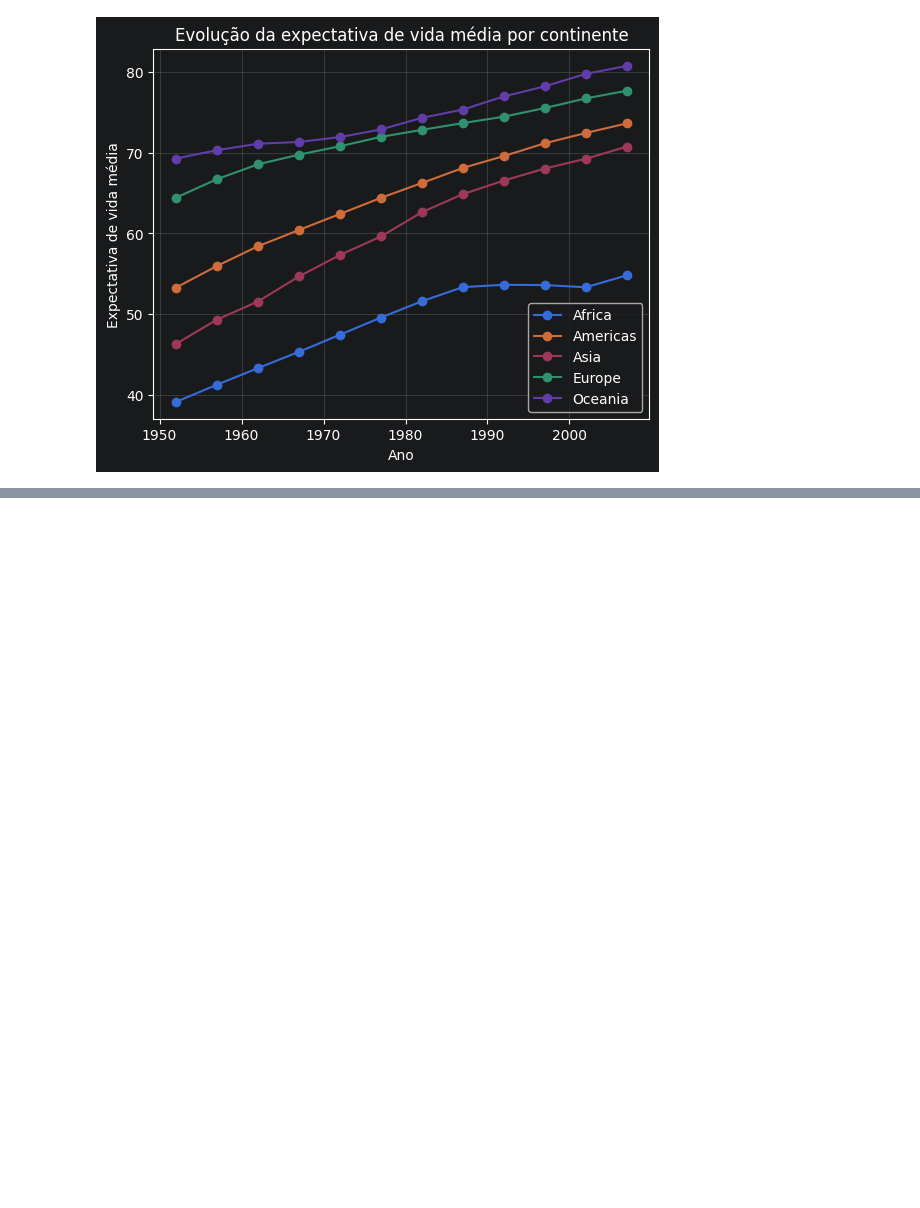
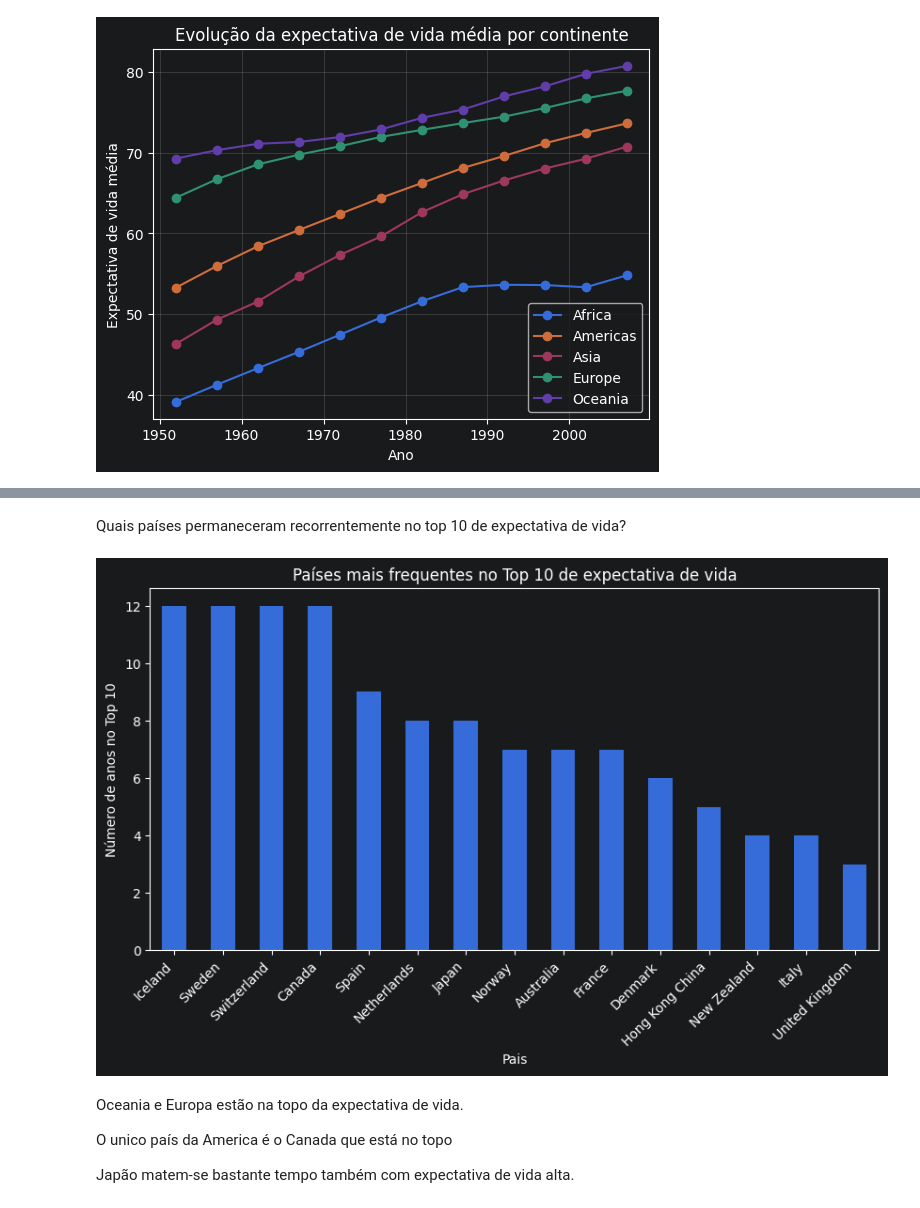
Before and after one commit to RodrigoEmygdio/TRABALHO_PYTHON_CIENCIAS_DADOS, a Jupyter notebook: notebook/Aanlise_Desenvolivmento_Humano.ipynb, the cells around one changed output, grey strips where cells are left out. Drawn from its saved outputs; the diff is of its cells as text; code cells hidden in the pictures; blank space fills up the shorter version.

```diff
--- a/notebook/Aanlise_Desenvolivmento_Humano.ipynb
+++ b/notebook/Aanlise_Desenvolivmento_Humano.ipynb
@@ -525,0 +563,6 @@ plt.show()
+# %%
+top10_por_ano = df.sort_values(['year', 'lifeExp'], ascending=[True, False]).groupby('year').head(10)
+
+frequencia_top10 = top10_por_ano["country"].value_counts().reset_index()
+frequencia_top10.columns = ["country","frequencia_top10"]
+frequencia_top10.head(10)
@@ -525,0 +581,23 @@ plt.show()
+# %% [markdown]
+Quais países permaneceram recorrentemente no top 10 de expectativa de vida?
+# %%
+frequencia_top10.head(15).plot(
+    kind="bar",
+    x="country",
+    y="frequencia_top10",
+    legend=False,
+    figsize=(10,5),
+)
+plt.title("Países mais frequentes no Top 10 de expectativa de vida")
+plt.xlabel("Pais")
+plt.ylabel("Número de anos no Top 10")
+plt.xticks(rotation=45, ha='right')
+plt.show()
+# %% [output]
+[figure, added]
+# %% [markdown]
+Oceania e Europa estão na topo da expectativa de vida.
+
+O unico país da America é o Canada que está no topo
+
+Japão matem-se bastante tempo também com expectativa de vida alta.
```
Also changed, not shown: parts of 33 cells of this notebook, 2 other files.
